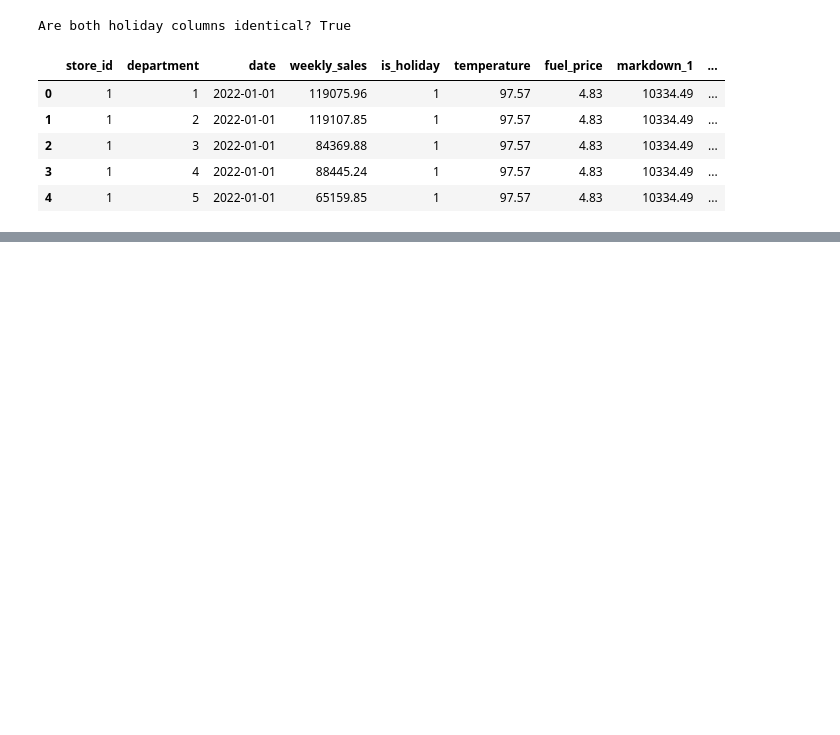
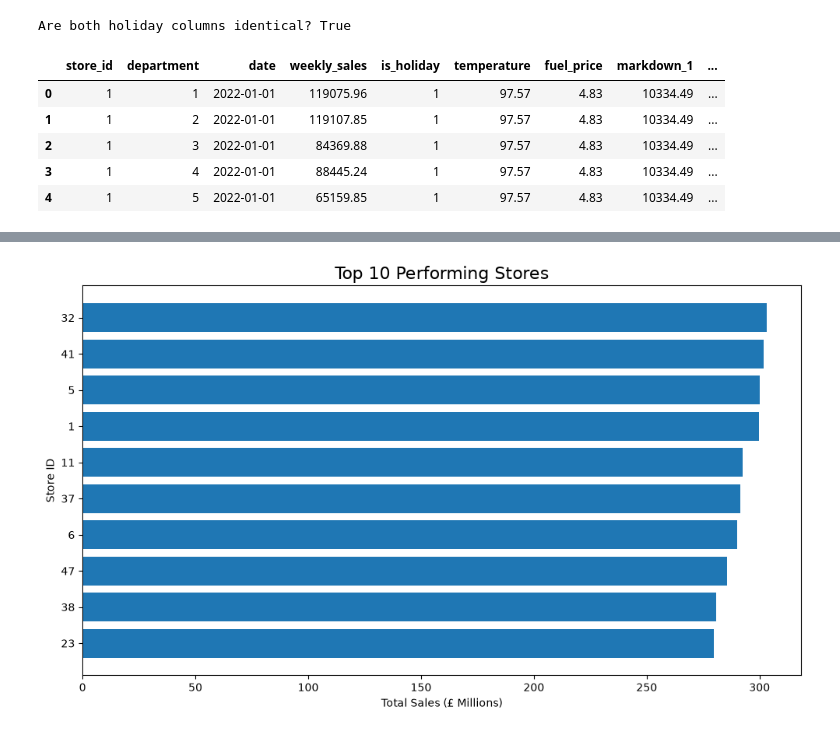
Before and after one commit to DevashishVidhate/Retail-Supply-Chain-Analytics, a Jupyter notebook: notebooks/EDA.ipynb, the cells around one changed output, grey strips where cells are left out. Drawn from its saved outputs; the diff is of its cells as text; code cells hidden in the pictures; blank space fills up the shorter version.

```diff
--- a/notebooks/EDA.ipynb
+++ b/notebooks/EDA.ipynb
@@ -608,0 +790,27 @@ analysis_df.head()
+# %%
+# =====================================================
+# TOP 10 PERFORMING STORES
+# =====================================================
+
+top10_stores = store_sales.head(10)
+
+plt.figure(figsize=(10, 6))
+
+plt.barh(
+    top10_stores["store_id"].astype(str),
+    top10_stores["weekly_sales"] / 1_000_000
+)
+
+plt.gca().invert_yaxis()
+
+plt.title("Top 10 Performing Stores", fontsize=16)
+
+plt.xlabel("Total Sales (£ Millions)")
+
+plt.ylabel("Store ID")
+
+plt.tight_layout()
+
+plt.show()
+# %% [output]
+[figure, added]
```
Also changed, not shown: parts of 25 cells of this notebook, 1 other file.
